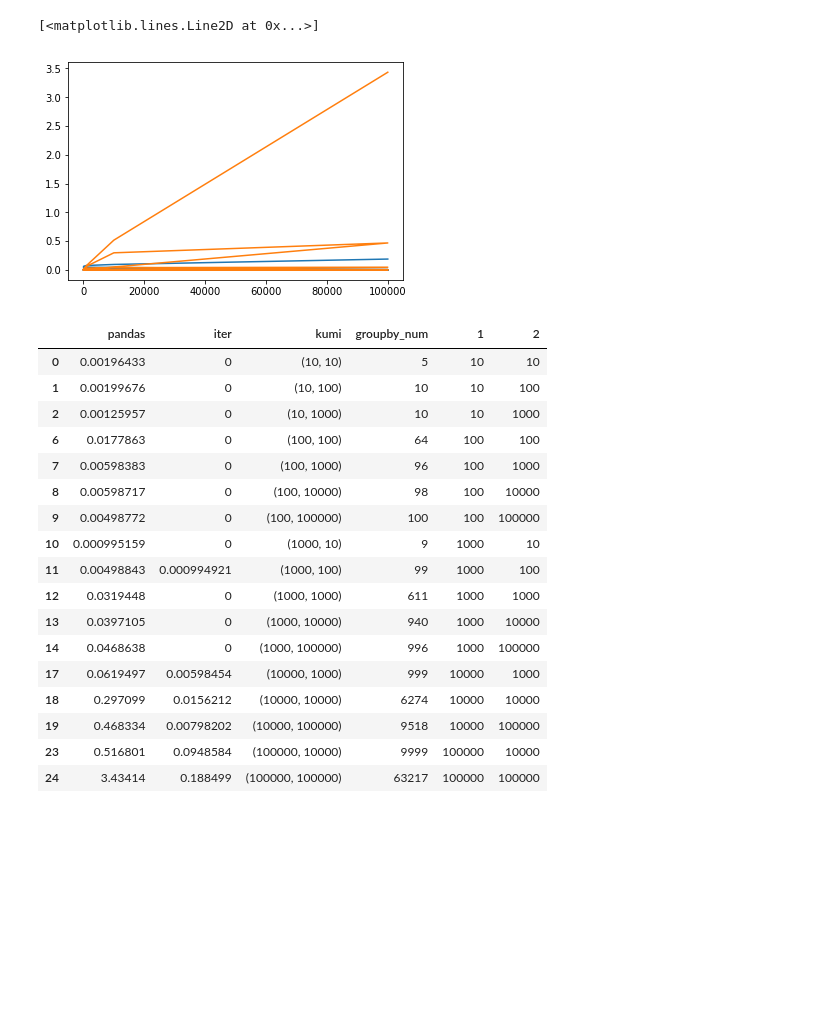
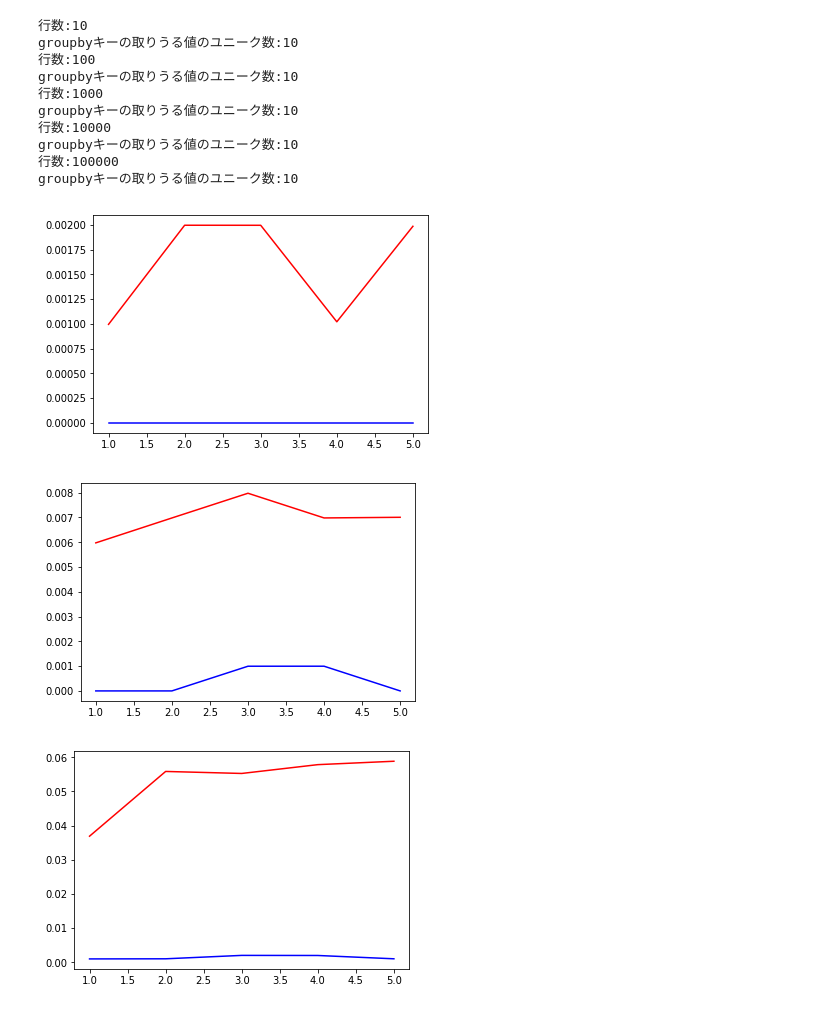
Before and after one commit to akikan/Fast_Pandas_Wrapper, a Jupyter notebook: groupby/groupby.ipynb, the cells around one changed output. Cells and saved outputs as stored; diff of their text form; code cells hidden in the pictures; blank space fills up the shorter version.

```diff
--- a/groupby/groupby.ipynb
+++ b/groupby/groupby.ipynb
@@ -11,7 +11,6 @@ from operator import itemgetter
 
 def iter_groupby(data, args):
     start=time()
-    cols=data.columns
     array=data.values
     key_func=itemgetter(*args)
     array = sorted(array, key=key_func)
@@ -28,17 +27,17 @@ for key_num in range(1,4):
     kumiawase=[]
     groupby_num=[]
     for i in range(1,6):
-        i_num=10**i
+        row_num=10**i
         for j in range(1,6):
-            j_num=10**j
-            data = pd.DataFrame(np.random.randint( 1, j_num, (i_num,key_num)))
+            generate_range=10**j
+            data = pd.DataFrame(np.random.randint( 1, generate_range, (row_num, key_num)))
             times, ret=pandas_groupby(data,[ii for ii in range(key_num)])
             pa_time.append(times)
 
             times, ret2=iter_groupby(data, [ii for ii in range(key_num)])
             li_time.append(times)
             groupby_num.append(len(ret))
-            kumiawase.append((i_num,j_num))
+            kumiawase.append((row_num, generate_range))
     df=pd.DataFrame([pa_time,li_time,kumiawase, groupby_num]).T
     df=df.rename(columns={0:"pandas", 1:"iter", 2:"kumi",3:"groupby_num"})
     dfs[key_num]=df
@@ -52,11 +51,3 @@ for key_num in range(1,4):
 import seaborn as sns
 import matplotlib.pyplot as plt
 %matplotlib inline
-# %%
-fig = plt.figure()
-ax = fig.add_subplot(111)
-ax.plot(dfs[1]["2"], dfs[1]["iter"], label="iter")
-ax.plot(dfs[1]["2"], dfs[1]["pandas"], label="pandas")
-# %% [output]
-[<matplotlib.lines.Line2D at 0x...>]
-[figure, removed]
@@ -65,21 +54,28 @@ a=dfs[1]
-# %%
-a[a["pandas"]>a["iter"]]
-# %% [output]
-|  | pandas | iter | kumi | groupby_num | 1 | 2 |
-| 0 | 0.00196433 | 0 | (10, 10) | 5 | 10 | 10 |
-| 1 | 0.00199676 | 0 | (10, 100) | 10 | 10 | 100 |
-| 2 | 0.00125957 | 0 | (10, 1000) | 10 | 10 | 1000 |
-| 6 | 0.0177863 | 0 | (100, 100) | 64 | 100 | 100 |
-| 7 | 0.00598383 | 0 | (100, 1000) | 96 | 100 | 1000 |
-| 8 | 0.00598717 | 0 | (100, 10000) | 98 | 100 | 10000 |
-| 9 | 0.00498772 | 0 | (100, 100000) | 100 | 100 | 100000 |
-| 10 | 0.000995159 | 0 | (1000, 10) | 9 | 1000 | 10 |
-| 11 | 0.00498843 | 0.000994921 | (1000, 100) | 99 | 1000 | 100 |
-| 12 | 0.0319448 | 0 | (1000, 1000) | 611 | 1000 | 1000 |
-| 13 | 0.0397105 | 0 | (1000, 10000) | 940 | 1000 | 10000 |
-| 14 | 0.0468638 | 0 | (1000, 100000) | 996 | 1000 | 100000 |
-| 17 | 0.0619497 | 0.00598454 | (10000, 1000) | 999 | 10000 | 1000 |
-| 18 | 0.297099 | 0.0156212 | (10000, 10000) | 6274 | 10000 | 10000 |
-| 19 | 0.468334 | 0.00798202 | (10000, 100000) | 9518 | 10000 | 100000 |
-| 23 | 0.516801 | 0.0948584 | (100000, 10000) | 9999 | 100000 | 10000 |
-| 24 | 3.43414 | 0.188499 | (100000, 100000) | 63217 | 100000 | 100000 |
+# %%
+import math
+
+
+t,temp = iter_groupby(dfs[3],[4])
+for row in temp:
+    fig = plt.figure()
+    ax = fig.add_subplot(111)
+    t = pd.DataFrame(row)
+    ax.plot([int(math.log10(la)) for la in t[5]], t[1], label="iter", color="blue")
+    ax.plot([int(math.log10(la)) for la in t[5]], t[0], label="pandas",color="red")
+    fig.show()
+    print("行数:"+str(t[4][0]))
+    print("groupbyキーの取りうる値のユニーク数:"+str(t[5][0]))
+# %% [output]
+行数:10
+groupbyキーの取りうる値のユニーク数:10
+行数:100
+groupbyキーの取りうる値のユニーク数:10
+行数:1000
+groupbyキーの取りうる値のユニーク数:10
+行数:10000
+groupbyキーの取りうる値のユニーク数:10
+行数:100000
+groupbyキーの取りうる値のユニーク数:10
+[figure, added]
+[figure, added]
+[figure, added]
```
Also changed, not shown: parts of 2 cells of this notebook.
